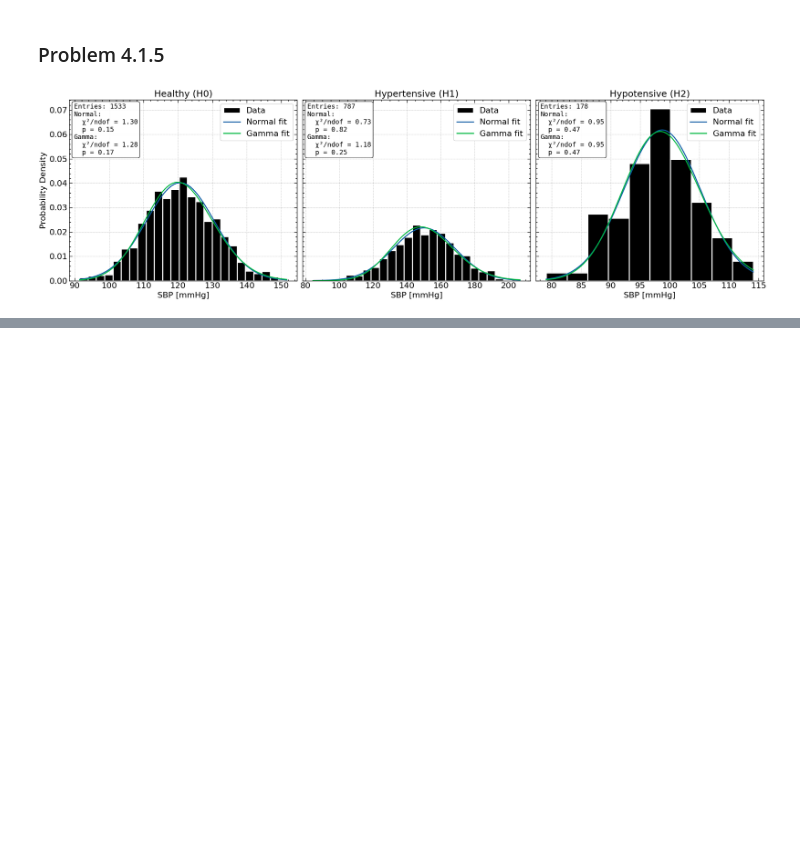
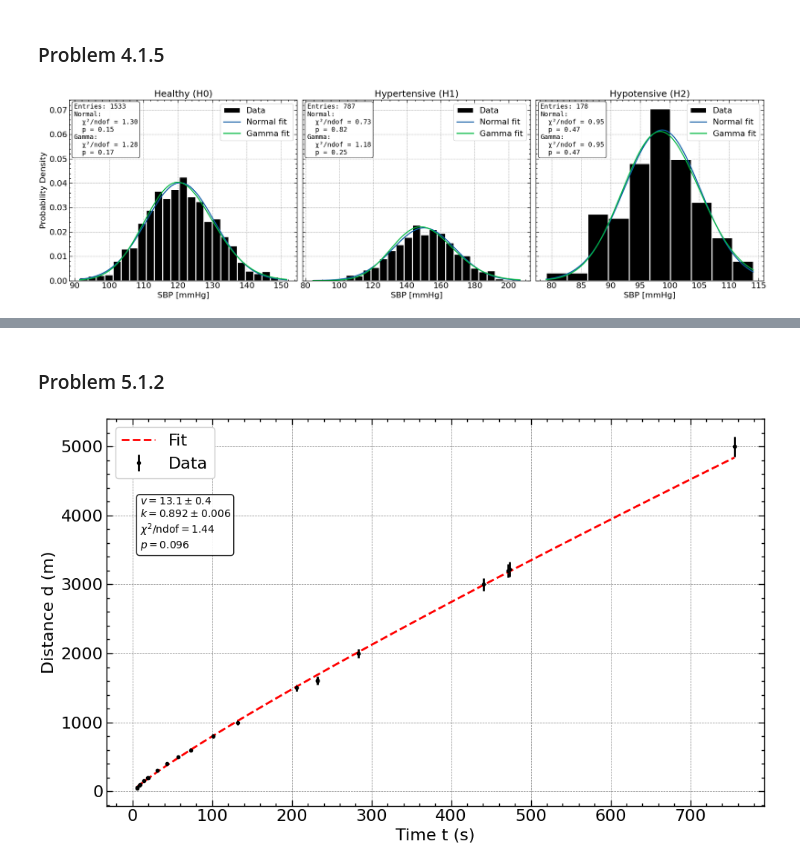
Before and after one commit to tobiassanta/AppStat2025, a Jupyter notebook: Exam/AppStatExam.ipynb, the cells around one changed output, grey strips where cells are left out. Drawn from its saved outputs; the diff is of its cells as text; code cells hidden in the pictures; blank space fills up the shorter version.

```diff
--- a/Exam/AppStatExam.ipynb
+++ b/Exam/AppStatExam.ipynb
@@ -725,0 +829,56 @@ plt.tight_layout()
+# %% [markdown]
+### Problem 5.1.2
+# %%
+#defining power law for the fit
+def power_law(t, v, k):
+    return v * t**k
+
+par, cov = curve_fit(power_law, t, dist)
+v, k = par
+
+#doing the error propagation
+for i in range(6):
+    sigma_d = np.abs(v * k * t**(k - 1)) * sigma_t
+
+    par_new, cov_new = curve_fit(power_law, t, dist, sigma=sigma_d, absolute_sigma=True, p0=(v, k))
+    v, k = par_new
+    cov = cov_new
+
+# errors
+sigma_v, sigma_k = np.sqrt(np.diag(cov))
+
+sigma_d = np.abs(v * k * t**(k - 1)) * sigma_t
+residuals = dist - power_law(t, v, k)
+chi2_val = np.sum((residuals / sigma_d)**2)
+ndof = len(dist) - 2
+chi2_ndof = chi2_val / ndof
+p_value = chi2.sf(chi2_val, ndof)
+
+t_fit = np.linspace(t.min(), t.max(), 500)
+
+
+#plotting with errors
+plt.figure(figsize=(10, 6))
+plt.errorbar(t, dist, yerr=sigma_d, fmt='.', color = 'black', label='Data')
+plt.plot(t_fit, power_law(t_fit, v, k), '--', color = 'red', label=f'Fit')
+
+plt.xlabel("Time t (s)")
+plt.ylabel("Distance d (m)")
+plt.legend()
+
+txt = (
+    rf"$v={v:.3g}\pm{sigma_v:.1g}$" "\n"
+    rf"$k={k:.3f}\pm{sigma_k:.3f}$" "\n"
+    rf"$\chi^2/\mathrm{{ndof}}={chi2_ndof:.2f}$" "\n"
+    rf"$p={p_value:.3f}$"
+)
+plt.text(
+    0.05, 0.8, txt,
+    transform=plt.gca().transAxes,
+    va="top",
+    bbox=dict(boxstyle="round", facecolor="white", alpha=0.9)
+)
+plt.tight_layout()
+#plt.savefig('Problem 5.1.2.png', dpi = 300)
+# %% [output]
+[figure, added]
```
Also changed, not shown: parts of 40 cells of this notebook.
